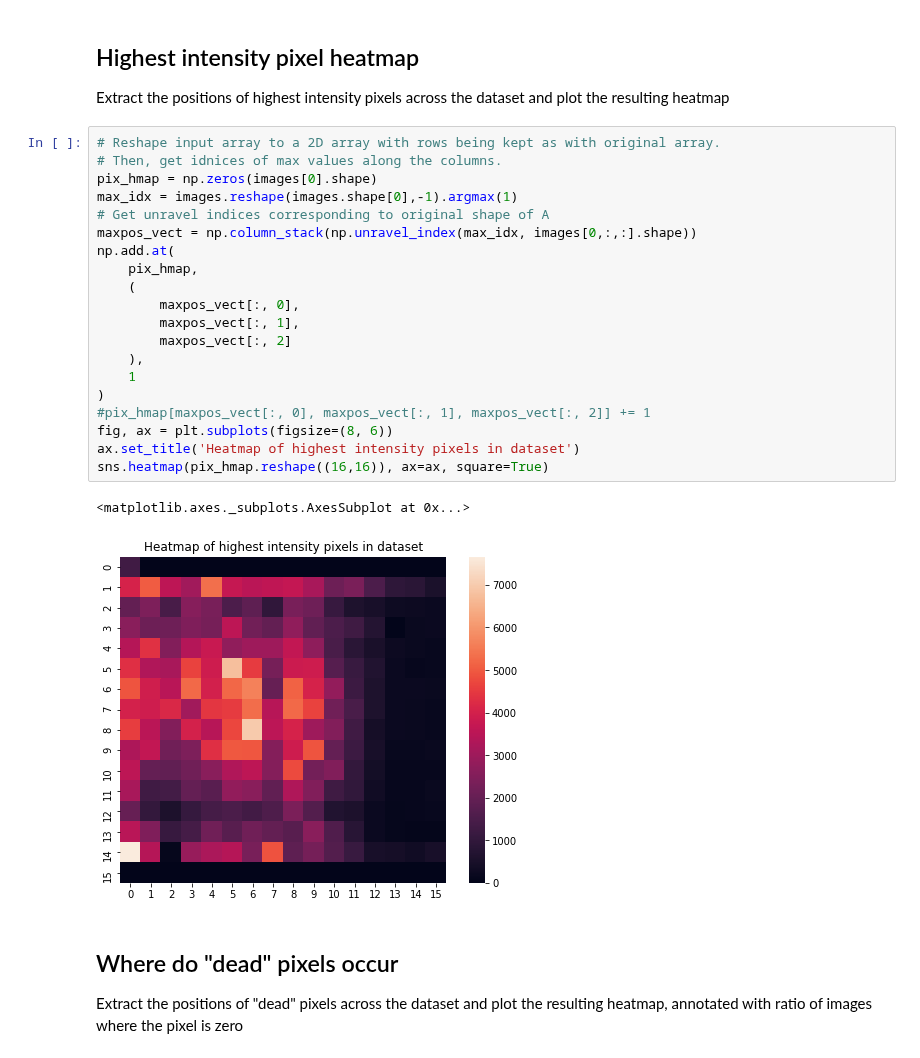
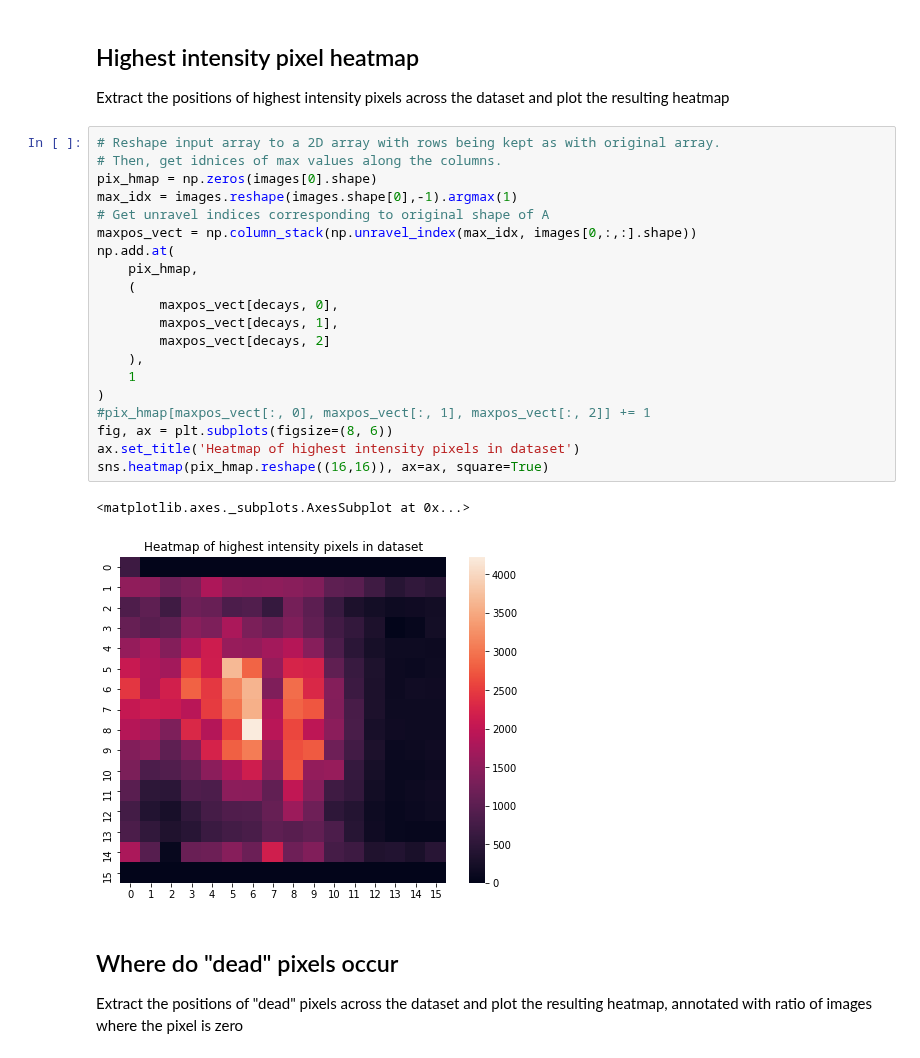
Before and after one commit to geirtul/master_analysis, a Jupyter notebook: notebooks/exploration/data_exploration_anodedata.ipynb, the cells around one changed output. Drawn from its saved outputs; the diff is of its cells as text.

```diff
--- a/notebooks/exploration/data_exploration_anodedata.ipynb
+++ b/notebooks/exploration/data_exploration_anodedata.ipynb
@@ -66,26 +66,26 @@ resulting heatmap
 # %%
 # Reshape input array to a 2D array with rows being kept as with original array.
 # Then, get idnices of max values along the columns.
 pix_hmap = np.zeros(images[0].shape)
 max_idx = images.reshape(images.shape[0],-1).argmax(1)
 # Get unravel indices corresponding to original shape of A
 maxpos_vect = np.column_stack(np.unravel_index(max_idx, images[0,:,:].shape))
 np.add.at(
     pix_hmap,
     (
-        maxpos_vect[:, 0],
-        maxpos_vect[:, 1],
-        maxpos_vect[:, 2]
+        maxpos_vect[decays, 0],
+        maxpos_vect[decays, 1],
+        maxpos_vect[decays, 2]
     ),
     1
 )
 #pix_hmap[maxpos_vect[:, 0], maxpos_vect[:, 1], maxpos_vect[:, 2]] += 1
 fig, ax = plt.subplots(figsize=(8, 6))
 ax.set_title('Heatmap of highest intensity pixels in dataset')
 sns.heatmap(pix_hmap.reshape((16,16)), ax=ax, square=True)
 # %% [output]
 <matplotlib.axes._subplots.AxesSubplot at 0x...>
-[figure, old version]
+[figure, new version]
 # %% [markdown]
 ## Where do "dead" pixels occur
 Extract the positions of "dead" pixels across the dataset and plot the
```
Also changed, not shown: parts of 1 cell of this notebook, 4 other files.
